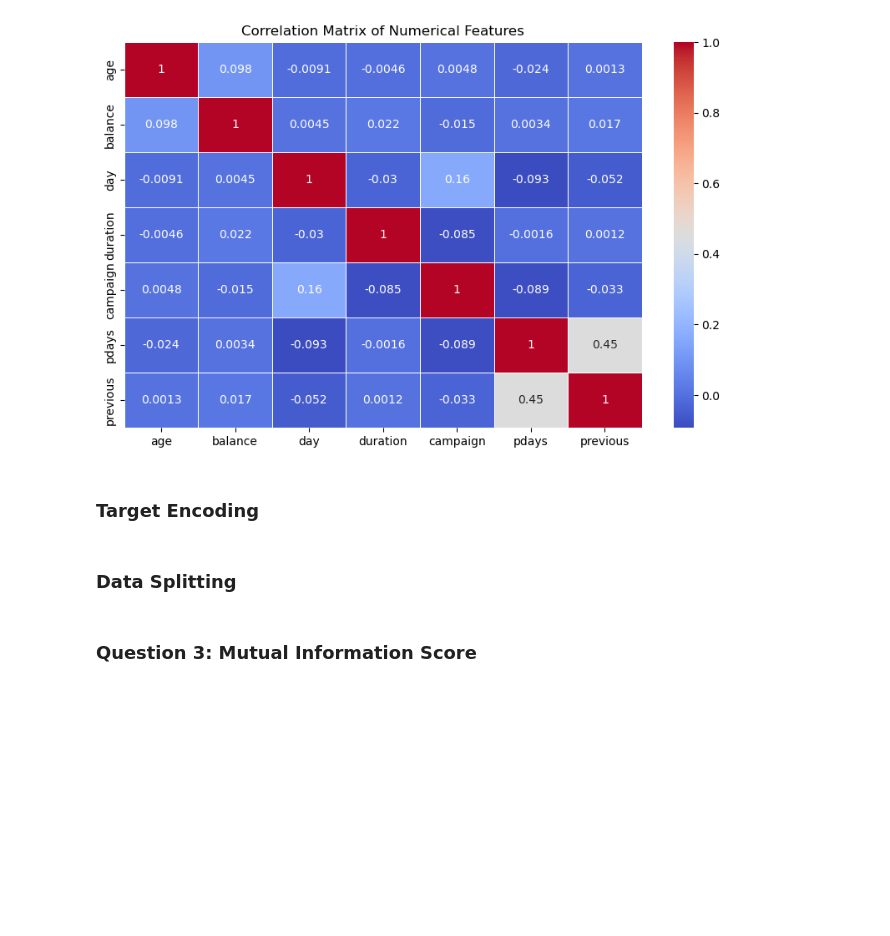
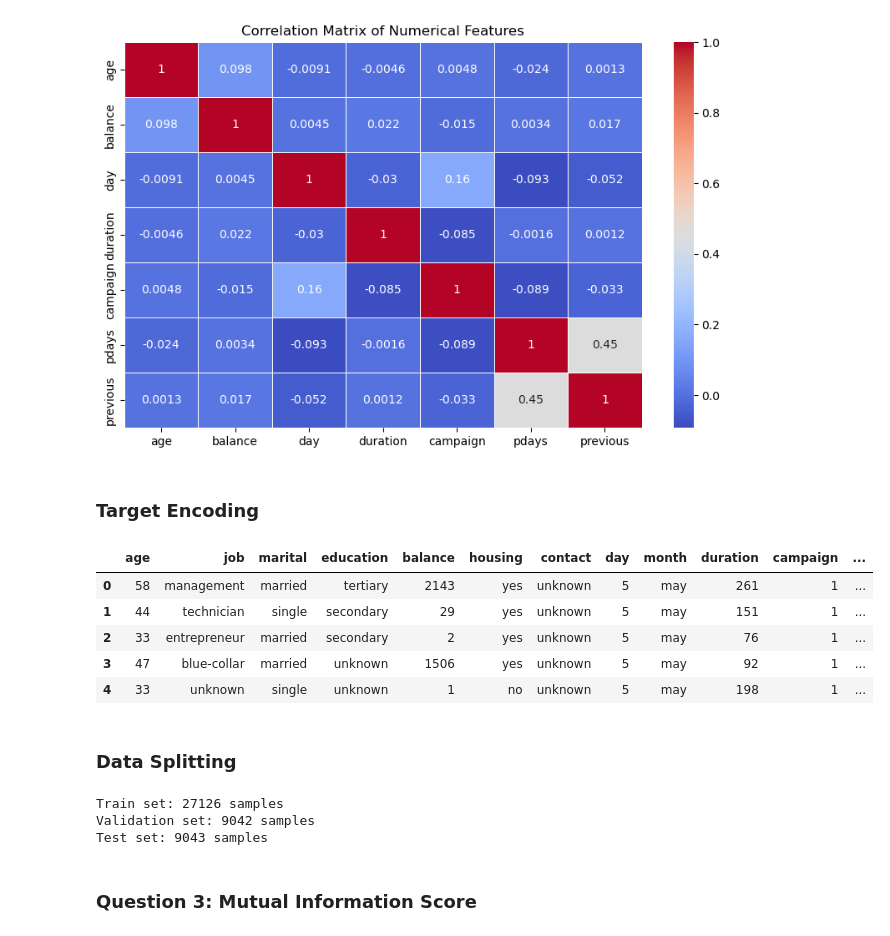
Before and after one commit to Dilane-Kamga/DataTalk-ML-Zoomcamp, a Jupyter notebook: week-03/homework-3.ipynb, the cells around one changed output. Cells and saved outputs as stored; diff of their text form; code cells hidden in the pictures; blank space fills up the shorter version.

```diff
--- a/week-03/homework-3.ipynb
+++ b/week-03/homework-3.ipynb
@@ -82,5 +102,14 @@ plt.show()
 # %%
 # Encode target variable y (yes/no to 1/0)
 df['y'] = df['y'].map({'yes': 1, 'no': 0})
+# %%
+df.head()
+# %% [output]
+|  | age | job | marital | education | balance | housing | contact | day | month | duration | campaign | ... |
+| 0 | 58 | management | married | tertiary | 2143 | yes | unknown | 5 | may | 261 | 1 | ... |
+| 1 | 44 | technician | single | secondary | 29 | yes | unknown | 5 | may | 151 | 1 | ... |
+| 2 | 33 | entrepreneur | married | secondary | 2 | yes | unknown | 5 | may | 76 | 1 | ... |
+| 3 | 47 | blue-collar | married | unknown | 1506 | yes | unknown | 5 | may | 92 | 1 | ... |
+| 4 | 33 | unknown | single | unknown | 1 | no | unknown | 5 | may | 198 | 1 | ... |
 # %% [markdown]
 ### Data Splitting
@@ -87,6 +122,16 @@ df['y'] = df['y'].map({'yes': 1, 'no': 0})
 # %%
-# Split the data into training, validation, and test sets (60%/20%/20%)
-df_train, df_temp = train_test_split(df, test_size=0.4, random_state=42)
-df_val, df_test = train_test_split(df_temp, test_size=0.5, random_state=42)
+# First, split the data into 80% train and 20% test
+X_train_full, X_test, y_train_full, y_test = train_test_split(df_features, y, test_size=0.2, random_state=42)
+
+# Now split the 80% train data into 75% train and 25% validation (which is 60% and 20% of the original data respectively)
+X_train, X_val, y_train, y_val = train_test_split(X_train_full, y_train_full, test_size=0.25, random_state=42)
+
+print(f"Train set: {len(X_train)} samples")
+print(f"Validation set: {len(X_val)} samples")
+print(f"Test set: {len(X_test)} samples")
+# %% [output]
+Train set: 27126 samples
+Validation set: 9042 samples
+Test set: 9043 samples
 # %% [markdown]
 ### Question 3: Mutual Information Score
```
Also changed, not shown: parts of 9 cells of this notebook, 1 other file.
